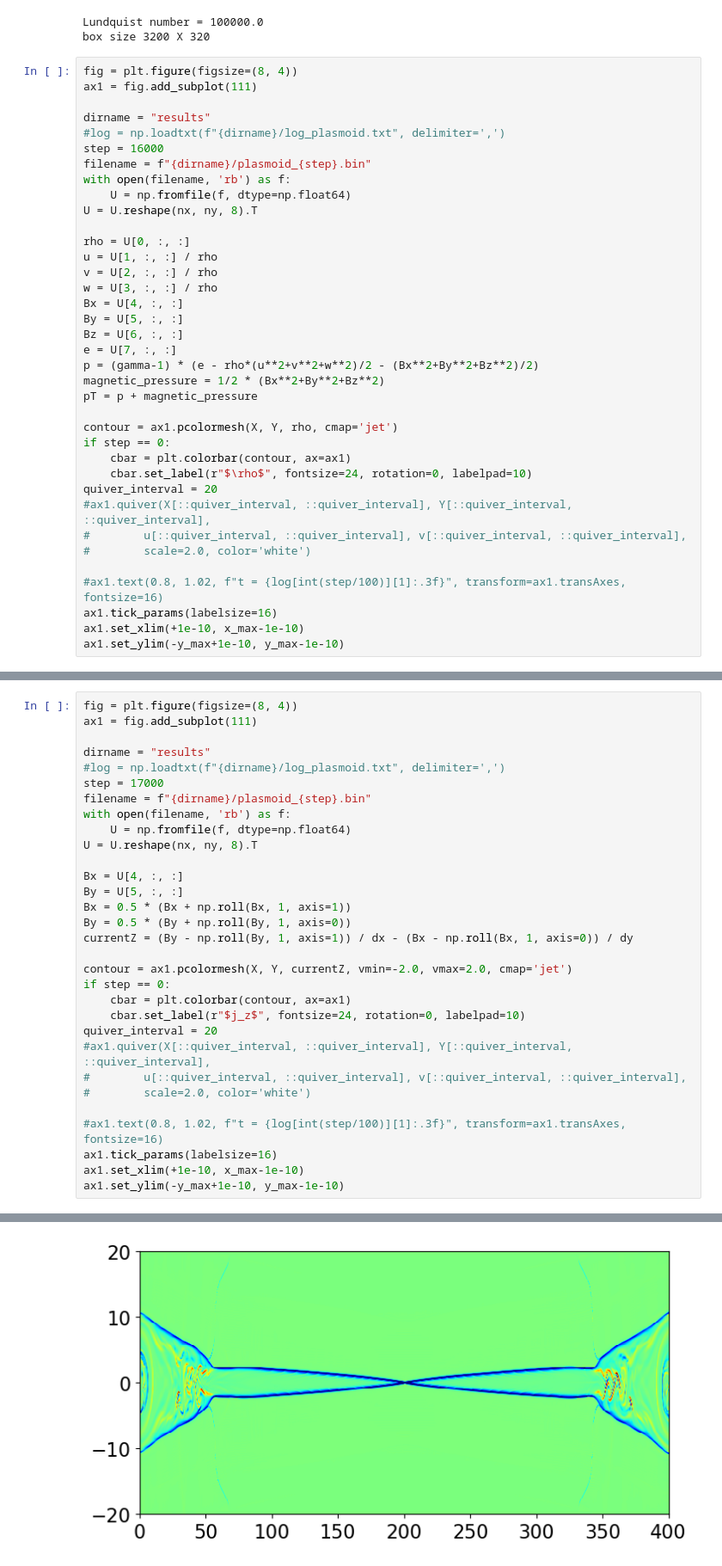
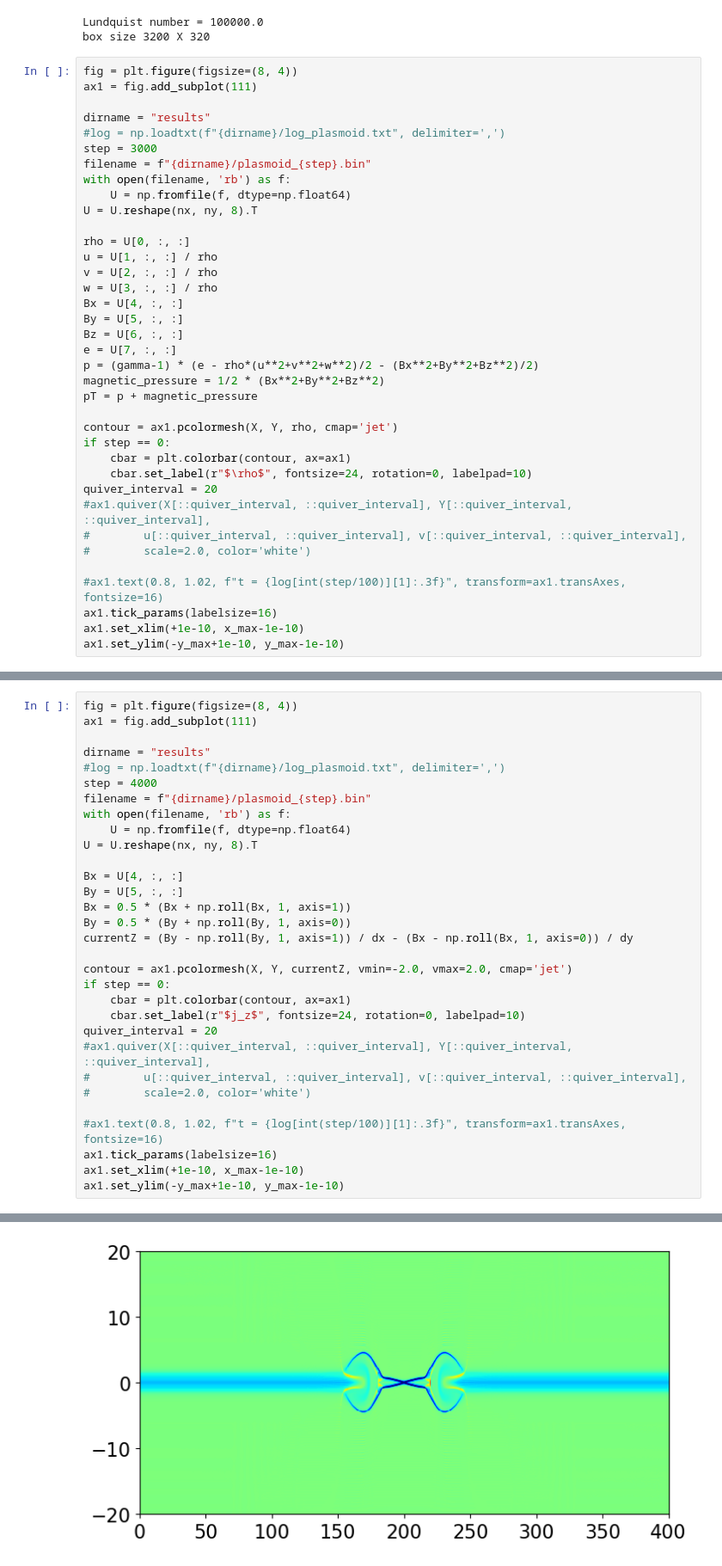
Before and after one commit to keita-akutagawa/ResistiveMHD_GPU, a Jupyter notebook: examples_2D/plasmoid/plasmoid.ipynb, the cells around one changed output, grey strips where cells are left out. Shown at 86% size. Saved outputs shown, nothing was run; the diff lists cells and outputs as text.

```diff
--- a/examples_2D/plasmoid/plasmoid.ipynb
+++ b/examples_2D/plasmoid/plasmoid.ipynb
@@ -35,7 +35,7 @@ ax1 = fig.add_subplot(111)
 
 dirname = "results"
 #log = np.loadtxt(f"{dirname}/log_plasmoid.txt", delimiter=',')
-step = 16000
+step = 3000
 filename = f"{dirname}/plasmoid_{step}.bin"
 with open(filename, 'rb') as f:
     U = np.fromfile(f, dtype=np.float64)
@@ -74,35 +74,35 @@ fig = plt.figure(figsize=(8, 4))
 ax1 = fig.add_subplot(111)
 
 dirname = "results"
 #log = np.loadtxt(f"{dirname}/log_plasmoid.txt", delimiter=',')
-step = 17000
+step = 4000
 filename = f"{dirname}/plasmoid_{step}.bin"
 with open(filename, 'rb') as f:
     U = np.fromfile(f, dtype=np.float64)
 U = U.reshape(nx, ny, 8).T
 
 Bx = U[4, :, :]
 By = U[5, :, :]
 Bx = 0.5 * (Bx + np.roll(Bx, 1, axis=1))
 By = 0.5 * (By + np.roll(By, 1, axis=0))
 currentZ = (By - np.roll(By, 1, axis=1)) / dx - (Bx - np.roll(Bx, 1, axis=0)) / dy
 
 contour = ax1.pcolormesh(X, Y, currentZ, vmin=-2.0, vmax=2.0, cmap='jet')
 if step == 0:
     cbar = plt.colorbar(contour, ax=ax1)
     cbar.set_label(r"$j_z$", fontsize=24, rotation=0, labelpad=10)
 quiver_interval = 20
 #ax1.quiver(X[::quiver_interval, ::quiver_interval], Y[::quiver_interval, ::quiver_interval],
 #        u[::quiver_interval, ::quiver_interval], v[::quiver_interval, ::quiver_interval],
 #        scale=2.0, color='white')
 
 #ax1.text(0.8, 1.02, f"t = {log[int(step/100)][1]:.3f}", transform=ax1.transAxes, fontsize=16)
 ax1.tick_params(labelsize=16)
 ax1.set_xlim(+1e-10, x_max-1e-10)
 ax1.set_ylim(-y_max+1e-10, y_max-1e-10)
 # %% [output]
 (-19.9999999999, 19.9999999999)
-[figure, old version]
+[figure, new version]
 # %%
 fig = plt.figure(figsize=(8, 4))
 ax1 = fig.add_subplot(111)
```
Also changed, not shown: parts of 1 cell of this notebook, 1 other file.
